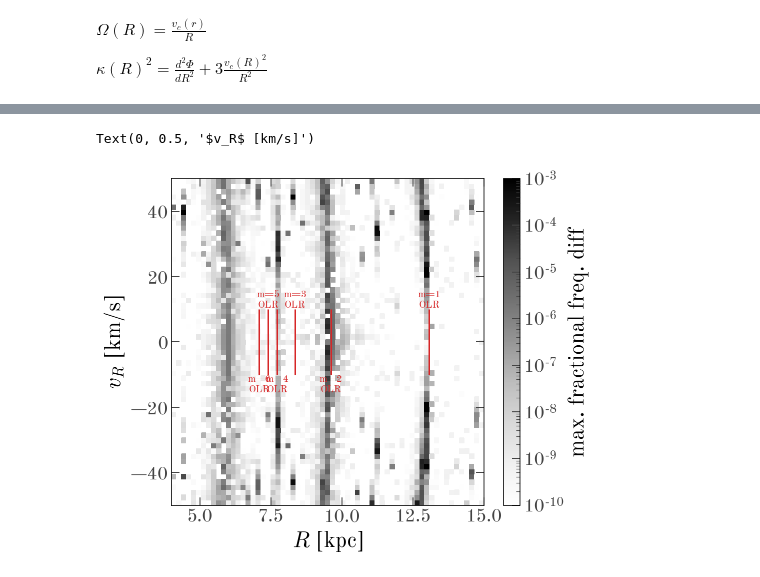
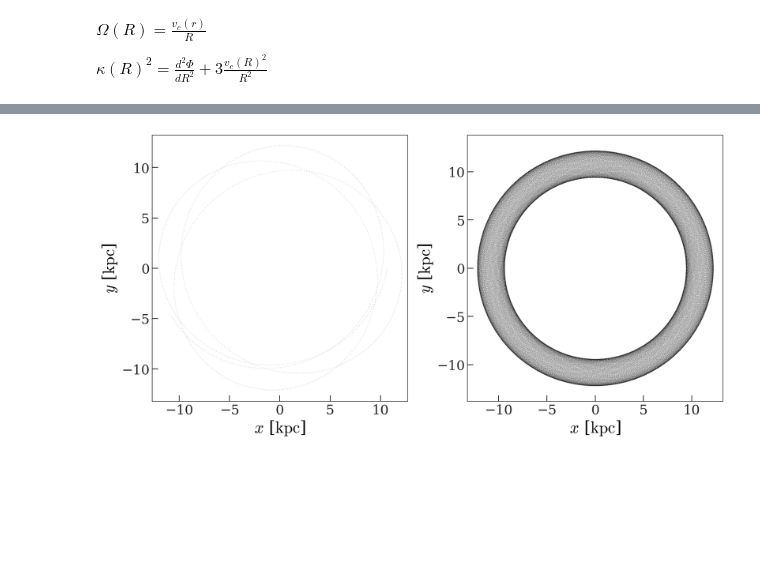
Before and after one commit to adrn/nonlinear-dynamics-fun, a Jupyter notebook: notebooks/Bar-Chaos-Exploration-Kate-D.ipynb, the cells around one changed output, grey strips where cells are left out. Saved outputs shown, nothing was run; the diff lists cells and outputs as text; code cells hidden in the pictures; blank space fills up the shorter version.

```diff
--- a/notebooks/Bar-Chaos-Exploration-Kate-D.ipynb
+++ b/notebooks/Bar-Chaos-Exploration-Kate-D.ipynb
@@ -89,30 +74,0 @@ w0_grid = gd.PhaseSpacePosition(
-# %%
-freq_diffs = []
-
-for i in trange(w0_grid.shape[0]):
-    orbit = H.integrate_orbit(w0_grid[i], dt=1., t1=0, t2=100*u.Gyr,
-                              Integrator=gi.DOPRI853Integrator)
-
-    split = orbit.shape[0] // 2
-
-    w_pp = gc.poincarepolar.cartesian_to_poincare_polar(orbit.w().T)
-    fs_pp1 = [w_pp[:split, i] + 1j*w_pp[:split, i+3]
-              for i in range(2)]
-    fs_pp2 = [w_pp[split:, i] + 1j*w_pp[split:, i+3]
-              for i in range(2)]
-
-    try:
-        sfreq1 = sf.SuperFreq(orbit.t.to_value(u.Gyr)[:split])
-        res1 = sfreq1.find_fundamental_frequencies(fs_pp1)
-
-        sfreq2 = sf.SuperFreq(orbit.t.to_value(u.Gyr)[split:])
-        res2 = sfreq2.find_fundamental_frequencies(fs_pp2)
-
-        freq_diff = (res2.fund_freqs - res1.fund_freqs) / res1.fund_freqs
-
-    except:
-        freq_diff = np.full(3, np.nan)
-
-    freq_diffs.append(freq_diff)
-
-freq_diffs = np.array(freq_diffs)
@@ -119,38 +179,15 @@ freq_diffs = np.array(freq_diffs)
+# %%
+style = dict(alpha=0.2, marker='o', mew=0, ms=1., linestyle='none')
+fig, axes = plt.subplots(1, 2, figsize=(12, 6))
+_ = orbit.plot(['x', 'y'], **style, axes=[axes[0]])
+_ = orbit_rot.plot(['x', 'y'], **style, axes=[axes[1]])
+
+lim = orbit.x.max().to_value(u.kpc) + 1
+
+for ax in axes:
+    ax.set_xlim(-lim, lim)
+    ax.set_ylim(-lim, lim)
+# %% [output]
+[figure, added]
 # %%
 max_freq_diff = np.max(freq_diffs, axis=1)
-# %%
-shape = (len(_R_grid), len(_vR_grid))
-
-plt.figure(figsize=(7, 6))
-plt.pcolormesh(R_grid.reshape(shape),
-               vR_grid.reshape(shape),
-               max_freq_diff.reshape(shape),
-               norm=mpl.colors.LogNorm(),
-               vmin=1e-10, vmax=1e-3,
-               cmap='Greys')
-cb = plt.colorbar()
-cb.set_label('max. fractional freq. diff')
-
-olrs = [13.070866141732283,
-9.606299212598426,
-8.346456692913385,
-7.716535433070866,
-7.4015748031496065,
-7.08661417]
-plt.vlines(olrs, ymin=-10, ymax=10, color='tab:red')
-
-ud = 1.
-for m, val in zip(np.arange(1, len(olrs)+1), olrs):
-    if ud > 0:
-        va = 'bottom'
-    else:
-        va = 'top'
-    plt.text(val, ud * 10, f'm={m}\nOLR',
-             ha='center', color='tab:red', va=va)
-    ud *= -1
-
-plt.xlabel('$R$ [kpc]')
-plt.ylabel('$v_R$ [km/s]')
-# %% [output]
-Text(0, 0.5, '$v_R$ [km/s]')
-[figure, removed]
```
Also changed, not shown: parts of 16 cells of this notebook, 2 other files.
